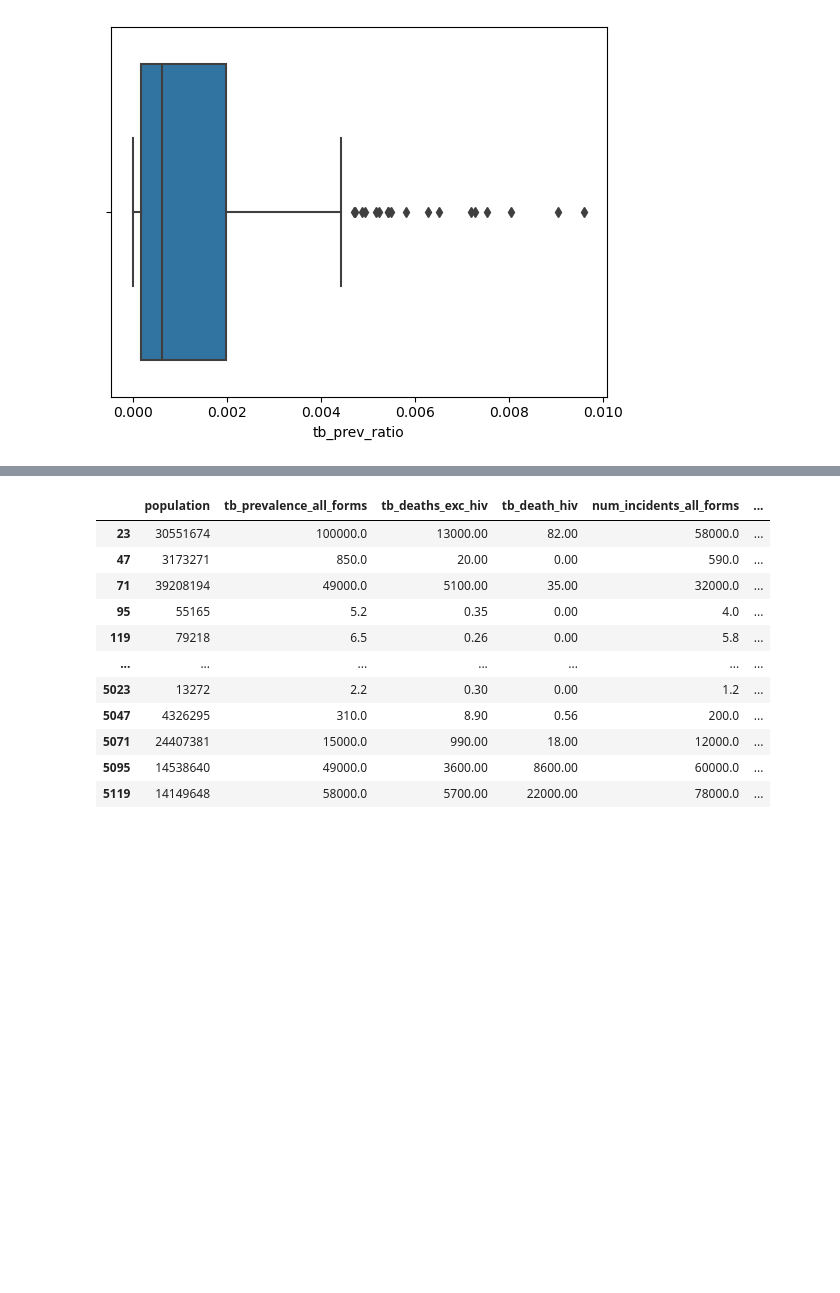
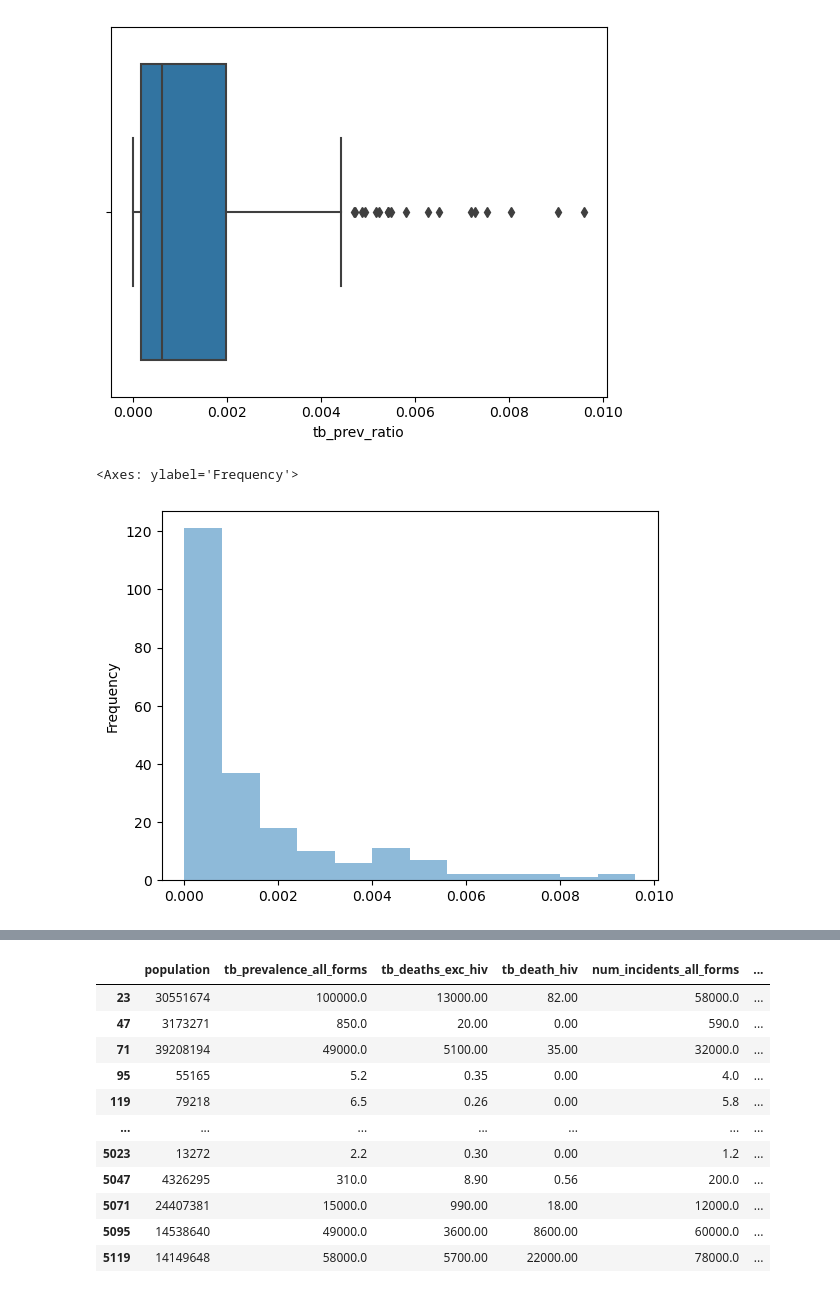
Before and after one commit to rodriguezperezmartin/csc121_datawrangling_project1, a Jupyter notebook: Project1_Martin_Demo.ipynb, the cells around one changed output, grey strips where cells are left out. Cells and saved outputs as stored; diff of their text form; code cells hidden in the pictures; blank space fills up the shorter version.

```diff
--- a/Project1_Martin_Demo.ipynb
+++ b/Project1_Martin_Demo.ipynb
@@ -235,3 +352,9 @@ sns.boxplot(x=df['tb_prev_ratio'])
 # %% [output]
 <Axes: xlabel='tb_prev_ratio'>
 [figure]
+# %%
+ax = df['tb_prev_ratio'].plot.hist(bins=12, alpha=0.5)
+ax
+# %% [output]
+<Axes: ylabel='Frequency'>
+[figure, added]
```
Also changed, not shown: parts of 41 cells of this notebook.
